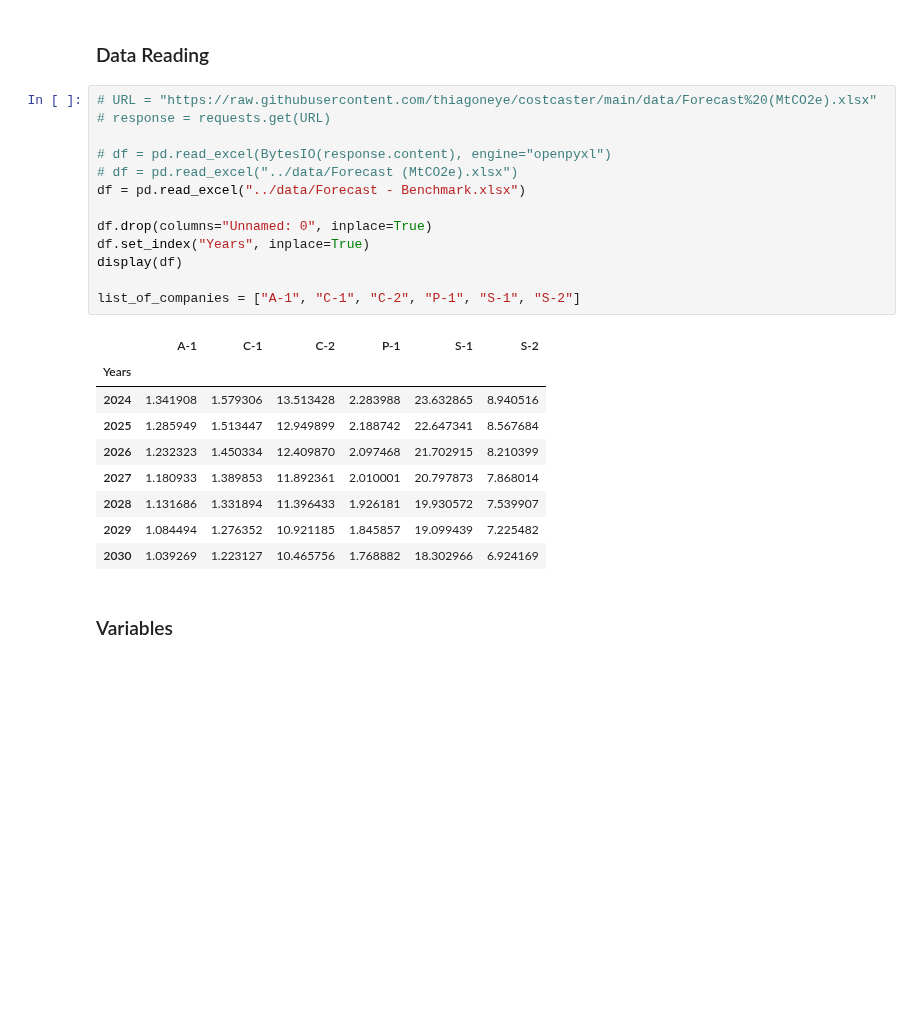
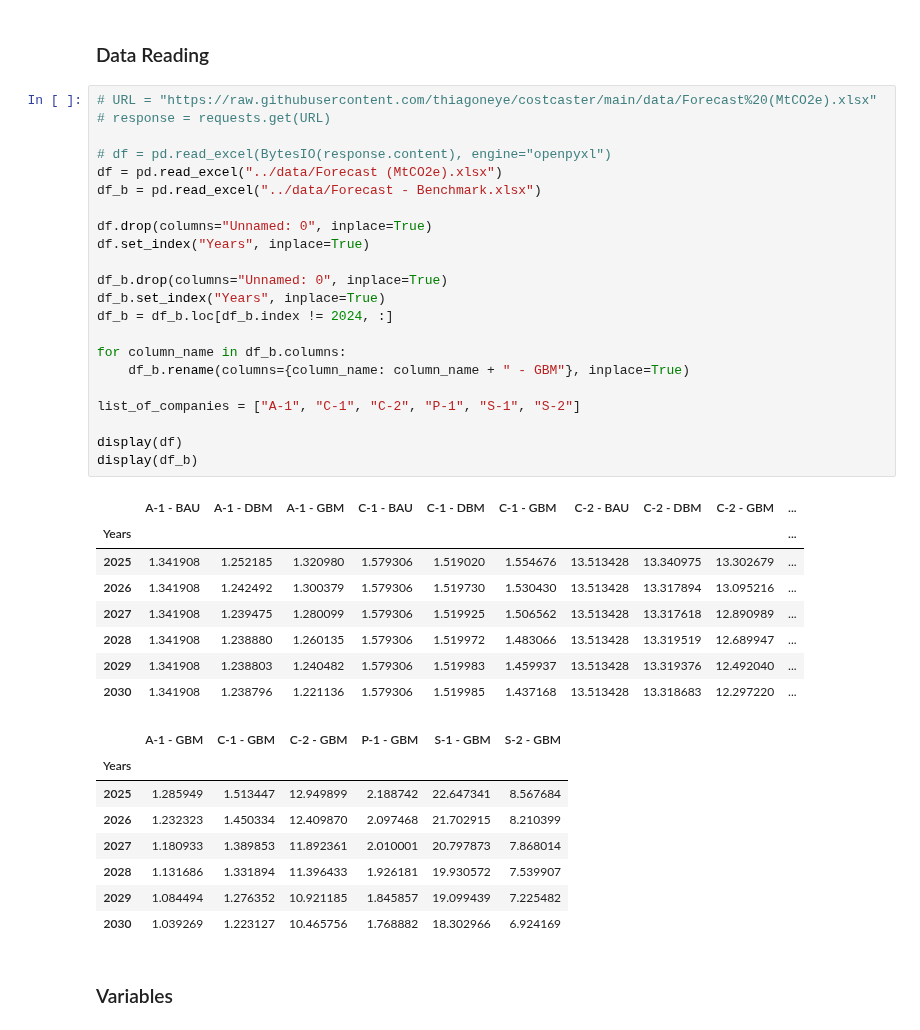
Before and after one commit to thiagoneye/costcaster, a Jupyter notebook: src/cost.ipynb, the cells around one changed output. Saved outputs shown, nothing was run; the diff lists cells and outputs as text; blank space fills up the shorter version.

```diff
--- a/src/cost.ipynb
+++ b/src/cost.ipynb
@@ -152,26 +213,42 @@ def plot_dataframes(df, list_of_companies, plot_config):
 # %%
 # URL = "https://raw.githubusercontent.com/thiagoneye/costcaster/main/data/Forecast%20(MtCO2e).xlsx"
 # response = requests.get(URL)
 
 # df = pd.read_excel(BytesIO(response.content), engine="openpyxl")
-# df = pd.read_excel("../data/Forecast (MtCO2e).xlsx")
-df = pd.read_excel("../data/Forecast - Benchmark.xlsx")
+df = pd.read_excel("../data/Forecast (MtCO2e).xlsx")
+df_b = pd.read_excel("../data/Forecast - Benchmark.xlsx")
 
 df.drop(columns="Unnamed: 0", inplace=True)
 df.set_index("Years", inplace=True)
-display(df)
+
+df_b.drop(columns="Unnamed: 0", inplace=True)
+df_b.set_index("Years", inplace=True)
+df_b = df_b.loc[df_b.index != 2024, :]
+
+for column_name in df_b.columns:
+    df_b.rename(columns={column_name: column_name + " - GBM"}, inplace=True)
 
 list_of_companies = ["A-1", "C-1", "C-2", "P-1", "S-1", "S-2"]
+
+display(df)
+display(df_b)
 # %% [output]
-|  | A-1 | C-1 | C-2 | P-1 | S-1 | S-2 |
-| Years |  |  |  |  |  |  |
-| 2024 | 1.341908 | 1.579306 | 13.513428 | 2.283988 | 23.632865 | 8.940516 |
-| 2025 | 1.285949 | 1.513447 | 12.949899 | 2.188742 | 22.647341 | 8.567684 |
-| 2026 | 1.232323 | 1.450334 | 12.409870 | 2.097468 | 21.702915 | 8.210399 |
-| 2027 | 1.180933 | 1.389853 | 11.892361 | 2.010001 | 20.797873 | 7.868014 |
-| 2028 | 1.131686 | 1.331894 | 11.396433 | 1.926181 | 19.930572 | 7.539907 |
-| 2029 | 1.084494 | 1.276352 | 10.921185 | 1.845857 | 19.099439 | 7.225482 |
-| 2030 | 1.039269 | 1.223127 | 10.465756 | 1.768882 | 18.302966 | 6.924169 |
+|  | A-1 - BAU | A-1 - DBM | A-1 - GBM | C-1 - BAU | C-1 - DBM | C-1 - GBM | C-2 - BAU | C-2 - DBM | C-2 - GBM | ... |
+| Years |  |  |  |  |  |  |  |  |  | ... |
+| 2025 | 1.341908 | 1.252185 | 1.320980 | 1.579306 | 1.519020 | 1.554676 | 13.513428 | 13.340975 | 13.302679 | ... |
+| 2026 | 1.341908 | 1.242492 | 1.300379 | 1.579306 | 1.519730 | 1.530430 | 13.513428 | 13.317894 | 13.095216 | ... |
+| 2027 | 1.341908 | 1.239475 | 1.280099 | 1.579306 | 1.519925 | 1.506562 | 13.513428 | 13.317618 | 12.890989 | ... |
+| 2028 | 1.341908 | 1.238880 | 1.260135 | 1.579306 | 1.519972 | 1.483066 | 13.513428 | 13.319519 | 12.689947 | ... |
+| 2029 | 1.341908 | 1.238803 | 1.240482 | 1.579306 | 1.519983 | 1.459937 | 13.513428 | 13.319376 | 12.492040 | ... |
+| 2030 | 1.341908 | 1.238796 | 1.221136 | 1.579306 | 1.519985 | 1.437168 | 13.513428 | 13.318683 | 12.297220 | ... |
+|  | A-1 - GBM | C-1 - GBM | C-2 - GBM | P-1 - GBM | S-1 - GBM | S-2 - GBM |
+| Years |  |  |  |  |  |  |
+| 2025 | 1.285949 | 1.513447 | 12.949899 | 2.188742 | 22.647341 | 8.567684 |
+| 2026 | 1.232323 | 1.450334 | 12.409870 | 2.097468 | 21.702915 | 8.210399 |
+| 2027 | 1.180933 | 1.389853 | 11.892361 | 2.010001 | 20.797873 | 7.868014 |
+| 2028 | 1.131686 | 1.331894 | 11.396433 | 1.926181 | 19.930572 | 7.539907 |
+| 2029 | 1.084494 | 1.276352 | 10.921185 | 1.845857 | 19.099439 | 7.225482 |
+| 2030 | 1.039269 | 1.223127 | 10.465756 | 1.768882 | 18.302966 | 6.924169 |
 # %% [markdown]
 ### Variables
 # %%
```
Also changed, not shown: parts of 7 cells of this notebook, 22 other files.
